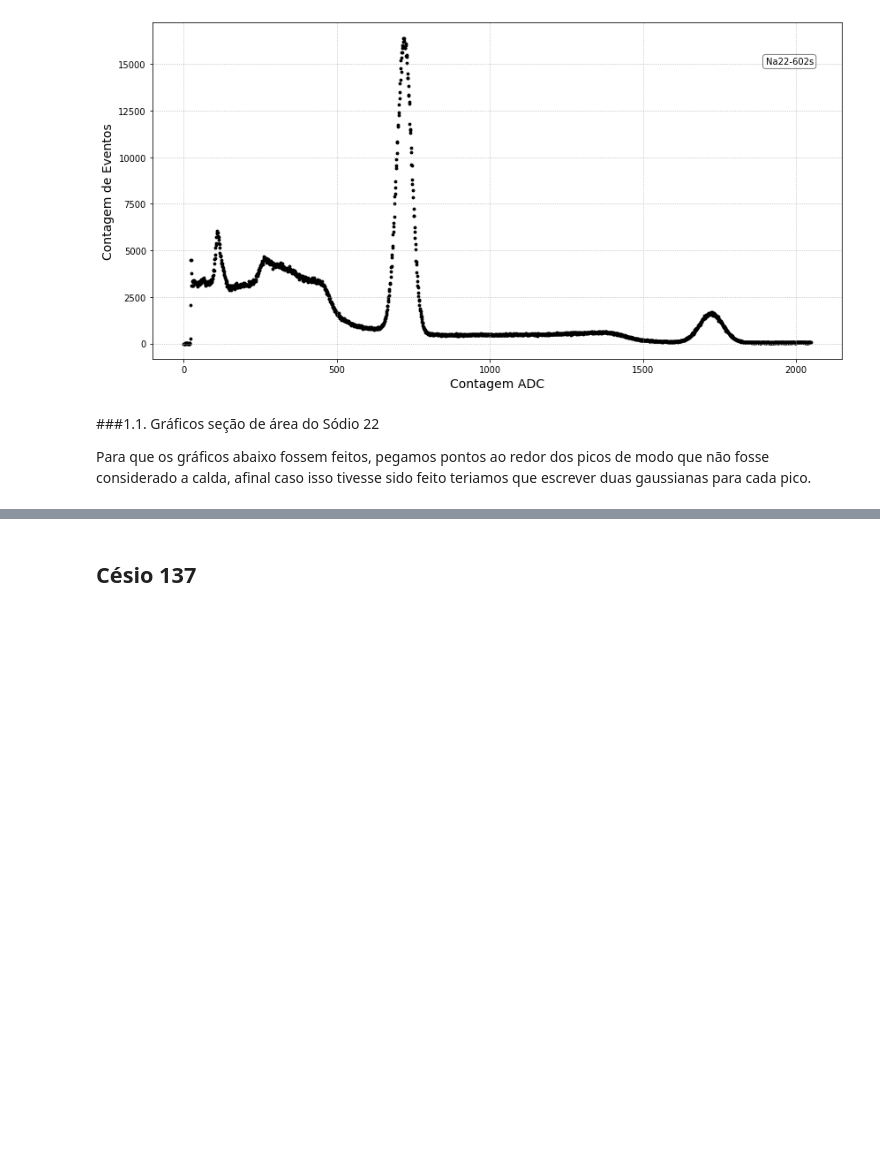
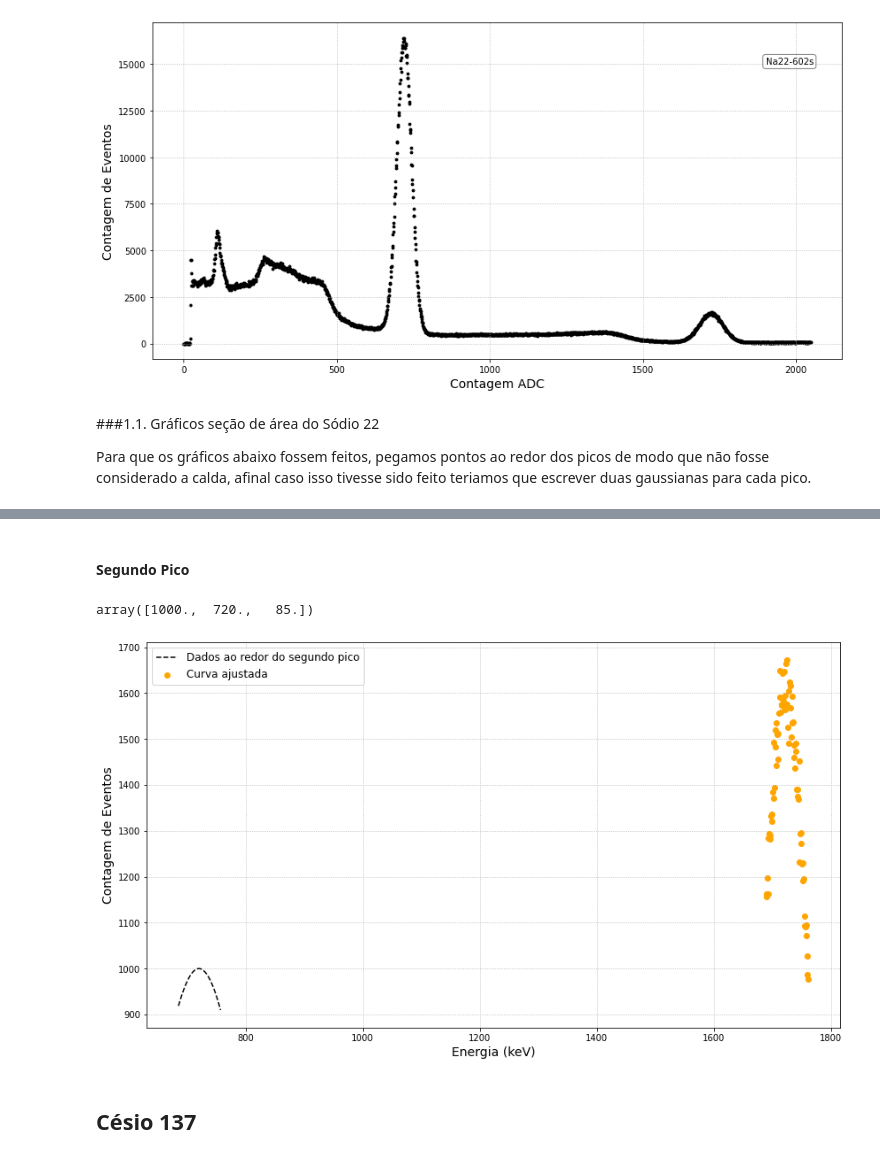
Before and after one commit to goulartsursula/DisciplinasUERJ, a Jupyter notebook: Estrutura da Materia 3/EspectroscopiaGama.ipynb, the cells around one changed output, grey strips where cells are left out. Drawn from its saved outputs; the diff is of its cells as text; code cells hidden in the pictures; blank space fills up the shorter version.

```diff
--- a/Estrutura da Materia 3/EspectroscopiaGama.ipynb
+++ b/Estrutura da Materia 3/EspectroscopiaGama.ipynb
@@ -36,11 +36,11 @@ plt.grid(linestyle='dotted')
 
 Para que os gráficos abaixo fossem feitos, pegamos pontos ao redor dos picos de modo que não fosse considerado a calda, afinal caso isso tivesse sido feito teriamos que escrever duas gaussianas para cada pico.
 # %%
-print(dataNa22.loc[0:240].nlargest(3, 'Counts'),'\n')
-print(dataNa22.loc[0:240]['Counts'].idxmax(),'\n')
-peak1Na22 = dataNa22.iloc[dataNa22.loc[0:240]['Counts'].idxmax()]['Chan']
-
 print(dataNa22.loc[500:900].nlargest(3, 'Counts'),'\n')
 print(dataNa22.loc[500:900]['Counts'].idxmax())
-peak2Na22 = dataNa22.iloc[dataNa22.loc[500:900]['Counts'].idxmax()]['Chan']
+peak1Na22 = dataNa22.iloc[dataNa22.loc[500:900]['Counts'].idxmax()]['Chan']
+
+print(dataNa22.loc[1200:1900].nlargest(3, 'Counts'),'\n')
+print(dataNa22.loc[1200:1900]['Counts'].idxmax())
+peak2Na22 = dataNa22.iloc[dataNa22.loc[1200:1900]['Counts'].idxmax()]['Chan']
 # %% [output]
@@ -74,3 +117,32 @@ plt.grid(linestyle='dotted')
+# %% [markdown]
+#### Segundo Pico
+# %%
+def Gauss2Na22(x, A, mean, sigma): #Gaussiana para o segundo pico
+    return A * np.exp(-0.5 * np.square((x - mean) / sigma))
+
+sigma = np.sqrt(ydata2Na22)
+p0 = (1000, 720, 85) #Condições iniciais: valor máximo de y, estimativa da média, xmax - xmin
+
+popt2Na22, pcov2Na22 = curve_fit(Gauss2Na22, xdata2Na22, ydata2Na22, sigma=sigma, p0=p0)
+
+error2Na22 = [np.sqrt(pcov2Na22[i, i]) for i in np.arange(3)]
+# %%
+popt2Na22
+# %% [output]
+array([1000.,  720.,   85.])
+# %%
+fig = plt.subplots(figsize=(14, 8))
+
+x_na2 = np.linspace(685, 757)
+plt.plot(x_na2, Gauss2Na22(x_na2, *popt2Na22), linestyle='--', c='black', label='Dados ao redor do segundo pico')
+plt.scatter(xdata2Na22, ydata2Na22, c='orange', label='Curva ajustada')
+plt.xlabel('Energia (keV)', fontsize='14')
+plt.ylabel('Contagem de Eventos', fontsize='14')
+plt.legend(fontsize='12')
+plt.savefig('Peak2Fit_Na22.png', transparent = True)
+plt.grid(linestyle='dotted')
+# %% [output]
+[figure, added]
 # %% [markdown]
 ## Césio 137
 # %%
```
Also changed, not shown: parts of 7 cells of this notebook.
